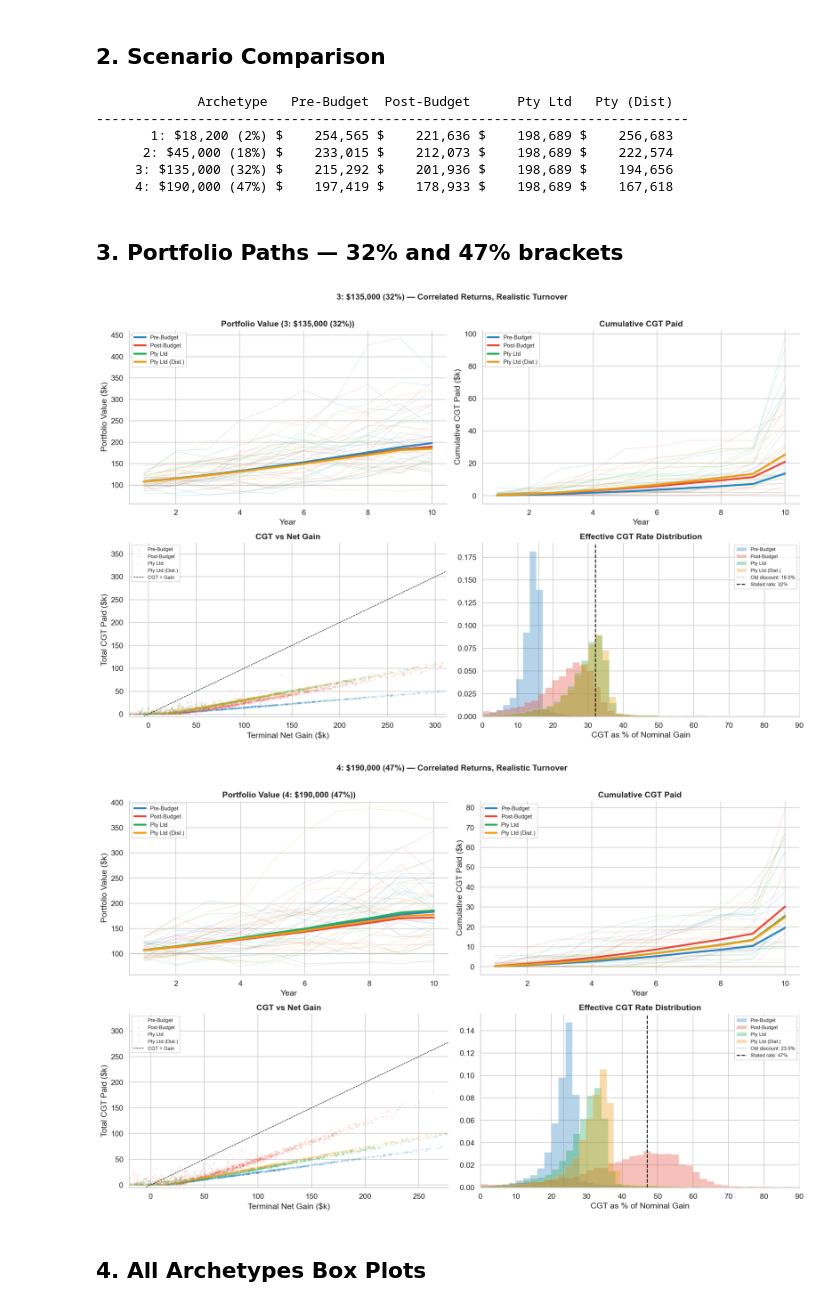
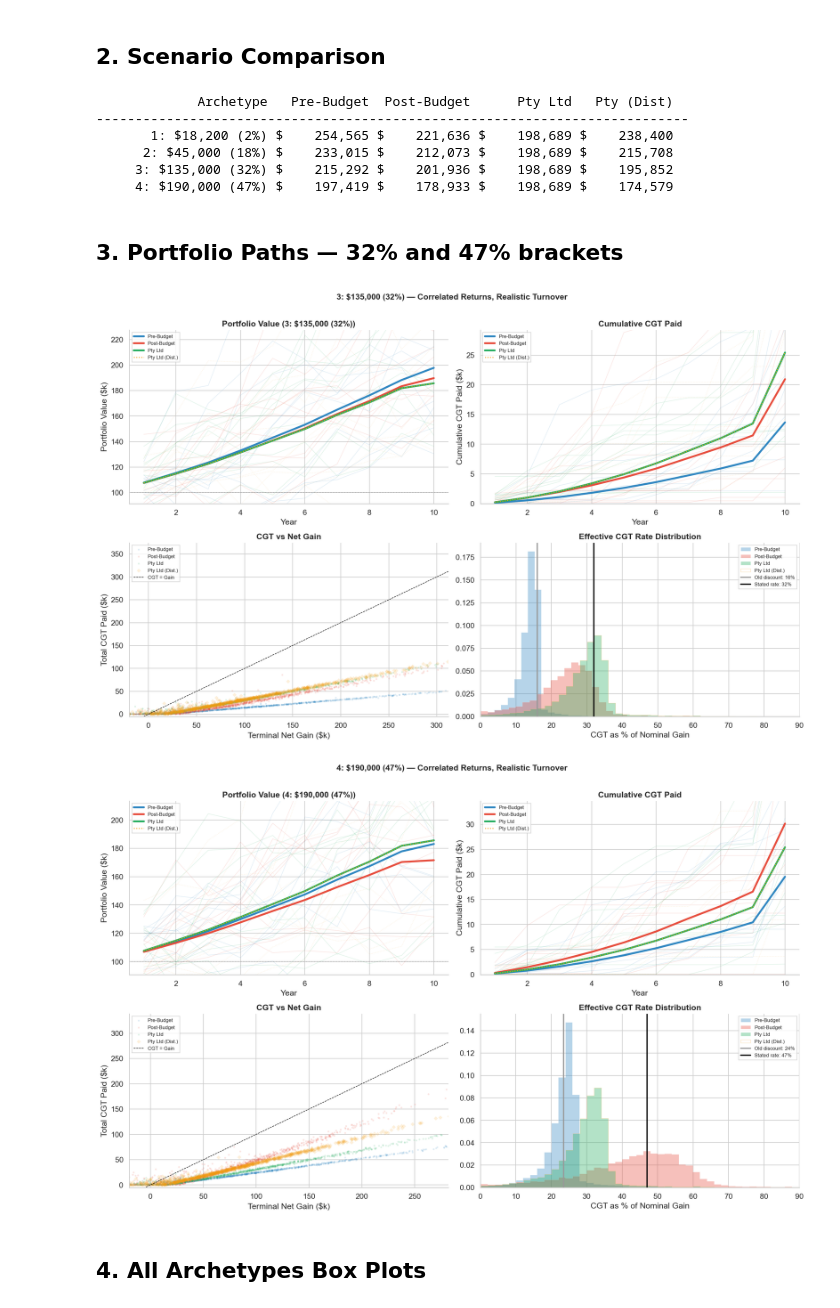
Before and after one commit to shanehull/structuring-scenarios, a Jupyter notebook: scenarios.ipynb, the cells around one changed output. Drawn from its saved outputs; the diff is of its cells as text; code cells hidden in the pictures.

Commit message:
4th scenario, franking fixes, chart cleanup, horizon sensitivity, docs updated

```diff
--- a/scenarios.ipynb
+++ b/scenarios.ipynb
@@ -152,7 +152,7 @@ def simulate(mr, scenario):
         grossed_up    = franked_d / (1 - FRANKING_RATE)
         frank_credit  = grossed_up * FRANKING_RATE
 
-        if scenario == 'Pty Ltd':
+        if scenario == 'Pty Ltd' or scenario == 'Pty Ltd (Dist.)':
             div_tax = np.maximum(grossed_up * CORP_RATE - frank_credit, 0) + unfranked_d * CORP_RATE
         else:
             div_tax = grossed_up * mr - frank_credit + unfranked_d * mr
@@ -161,6 +161,8 @@ def simulate(mr, scenario):
         cost_bases += after_tax_div
         cum_div_tax  += div_tax.sum(axis=1)
         cum_franking += div_tax.sum(axis=1)
+        if scenario == 'Pty Ltd' or scenario == 'Pty Ltd (Dist.)':
+            cum_franking += frank_credit.sum(axis=1)  # franking credits received on portfolio dividends
 
         if is_final:
             sell_mask = np.ones((N_SIMS, N_STOCKS), dtype=bool)
@@ -380,10 +382,10 @@ for arch_label, arch in ARCHETYPES.items():
 # %% [output]
              Archetype   Pre-Budget  Post-Budget      Pty Ltd   Pty (Dist)
 ----------------------------------------------------------------------------
-       1: $18,200 (2%) $    254,565 $    221,636 $    198,689 $    256,683
-      2: $45,000 (18%) $    233,015 $    212,073 $    198,689 $    222,574
-     3: $135,000 (32%) $    215,292 $    201,936 $    198,689 $    194,656
-     4: $190,000 (47%) $    197,419 $    178,933 $    198,689 $    167,618
+       1: $18,200 (2%) $    254,565 $    221,636 $    198,689 $    238,400
+      2: $45,000 (18%) $    233,015 $    212,073 $    198,689 $    215,708
+     3: $135,000 (32%) $    215,292 $    201,936 $    198,689 $    195,852
+     4: $190,000 (47%) $    197,419 $    178,933 $    198,689 $    174,579
 # %% [markdown]
 ## 3. Portfolio Paths — 32% and 47% brackets
 # %%
@@ -397,73 +399,94 @@ for bi, mr_label in enumerate(DRILL_BRACKETS):
     fig, axes = plt.subplots(2, 2, figsize=(16, 10))
     years_arr = np.arange(1, YEARS + 1)
 
+    # Top-left: portfolio value paths
     ax = axes[0, 0]
     for i, sc in enumerate(SCENARIOS):
         m = np.median(pf_hist[sc], axis=0) / 1000
-        ax.plot(years_arr, m, color=COLS[i], lw=3, label=sc, zorder=10)
+        ls = ':' if 'Dist' in sc else '-'
+        lw = 1.5 if 'Dist' in sc else 3
+        ax.plot(years_arr, m, color=COLS[i], lw=lw, ls=ls, label=sc, zorder=10)
         picks = rng.choice(N_SIMS, size=10, replace=False)
         for j in picks:
             ax.plot(years_arr, pf_hist[sc][j] / 1000,
-                    color=COLS[i], alpha=0.2, lw=0.8)
+                    color=COLS[i], alpha=0.15, lw=0.8, ls=ls)
     ax.axhline(INITIAL / 1000, color='gray', lw=0.8, ls=':')
+    # Clamp y-axis to median range, ignoring extreme Monte Carlo traces
+    all_med = np.concatenate([np.median(pf_hist[sc], axis=0) for sc in SCENARIOS]) / 1000
+    ax.set_ylim(all_med.min() * 0.85, all_med.max() * 1.15)
     ax.set_ylabel('Portfolio Value ($k)'); ax.set_xlabel('Year')
     ax.set_title(f'Portfolio Value ({mr_label})', fontweight='bold')
-    ax.legend(fontsize=9)
+    ax.legend(fontsize=8)
 
+    # Top-right: cumulative CGT paths
     ax = axes[0, 1]
     for i, sc in enumerate(SCENARIOS):
         m = np.median(cgt_hist[sc], axis=0) / 1000
-        ax.plot(years_arr, m, color=COLS[i], lw=3, label=sc, zorder=10)
+        ls = ':' if 'Dist' in sc else '-'
+        lw = 1.5 if 'Dist' in sc else 3
+        ax.plot(years_arr, m, color=COLS[i], lw=lw, ls=ls, label=sc, zorder=10)
         picks = rng.choice(N_SIMS, size=10, replace=False)
         for j in picks:
             ax.plot(years_arr, cgt_hist[sc][j] / 1000,
-                    color=COLS[i], alpha=0.2, lw=0.8)
+                    color=COLS[i], alpha=0.15, lw=0.8, ls=ls)
+    all_cgt = np.concatenate([np.median(cgt_hist[sc], axis=0) for sc in SCENARIOS]) / 1000
+    ax.set_ylim(0, all_cgt.max() * 1.15)
     ax.set_ylabel('Cumulative CGT Paid ($k)'); ax.set_xlabel('Year')
     ax.set_title('Cumulative CGT Paid', fontweight='bold')
-    ax.legend(fontsize=9)
+    ax.legend(fontsize=8)
 
+    # Bottom-left: CGT vs terminal gain
     ax = axes[1, 0]
     for i, sc in enumerate(SCENARIOS):
         wealth, _, pf, cgt, _, _, _, _, _ = all_results[mr_label][sc]
-        net_gain = pf - INITIAL
+        if 'Dist' in sc:
+            net_gain = wealth - INITIAL  # post-franking: individual terminal wealth
+        else:
+            net_gain = pf - INITIAL      # portfolio value
         n_show = min(1000, N_SIMS)
         idx = rng.choice(N_SIMS, size=n_show, replace=False)
+        marker = 'D' if 'Dist' in sc else 'o'
+        s = 20 if 'Dist' in sc else 8
         ax.scatter(net_gain[idx] / 1000, cgt[idx] / 1000,
-                   alpha=0.15, s=8, color=COLS[i], label=sc, edgecolors='none')
+                   alpha=0.15, s=s, color=COLS[i], marker=marker,
+                   label=sc, edgecolors='none')
     all_net = np.concatenate([all_results[mr_label][sc][2] - INITIAL for sc in SCENARIOS])
     xlim = np.percentile(all_net / 1000, 98)
     ax.set_xlim(-20, xlim); ax.set_ylim(-5, xlim * 1.2)
     ax.plot([-20, xlim], [-20, xlim], 'k--', lw=0.8, label='CGT = Gain')
     ax.set_xlabel('Terminal Net Gain ($k)'); ax.set_ylabel('Total CGT Paid ($k)')
     ax.set_title('CGT vs Net Gain', fontweight='bold')
     ax.legend(fontsize=8, loc='upper left')
 
+    # Bottom-right: effective CGT rate histogram
     ax = axes[1, 1]
     ref_rate = REF_RATES[bi]
     for i, sc in enumerate(SCENARIOS):
-        wealth = all_results[mr_label][sc][0]
         cgt = all_results[mr_label][sc][3]
         pf = all_results[mr_label][sc][2]
         nom_gain = np.maximum(pf - INITIAL, 1e-9)
         eff_cgt = cgt / nom_gain
         mask = (eff_cgt > 0) & (eff_cgt < 1.0)
+        ht = 'step' if 'Dist' in sc else 'stepfilled'
         ax.hist(eff_cgt[mask] * 100, bins=50, color=COLS[i], alpha=0.35,
-                label=sc, density=True, histtype='stepfilled', linewidth=0.5)
-    ax.axvline(ref_rate * 0.5, color='gray', lw=1, ls=':', label=f'Old discount: {ref_rate*0.5:.1f}%')
-    ax.axvline(ref_rate, color='black', lw=1.5, ls='--', label=f'Stated rate: {ref_rate}%')
+                label=sc, density=True, histtype=ht, linewidth=0.5)
+    ax.axvline(ref_rate * 0.5, color='#999999', lw=2, ls='-', zorder=10,
+               label=f'Old discount: {ref_rate*0.5:.0f}%')
+    ax.axvline(ref_rate, color='black', lw=2, ls='-', zorder=10,
+               label=f'Stated rate: {ref_rate}%')
     ax.set_xlim(0, 90)
     ax.set_xlabel('CGT as % of Nominal Gain')
     ax.set_title('Effective CGT Rate Distribution', fontweight='bold')
     ax.legend(fontsize=8)
 
     plt.suptitle(f'{mr_label} — Correlated Returns, Realistic Turnover', fontweight='bold', y=1.01)
     plt.tight_layout()
     plt.savefig(f'output/archetype{bi+3}_paths.png', bbox_inches='tight')
     if not IN_JUPYTER:
         plt.close()
 # %% [output]
-[figure, old version]
+[figure, new version]
-[figure, old version]
+[figure, new version]
 # %% [markdown]
 ## 4. All Archetypes Box Plots
 # %%
```
Also changed, not shown: parts of 6 cells of this notebook, 5 other files.
